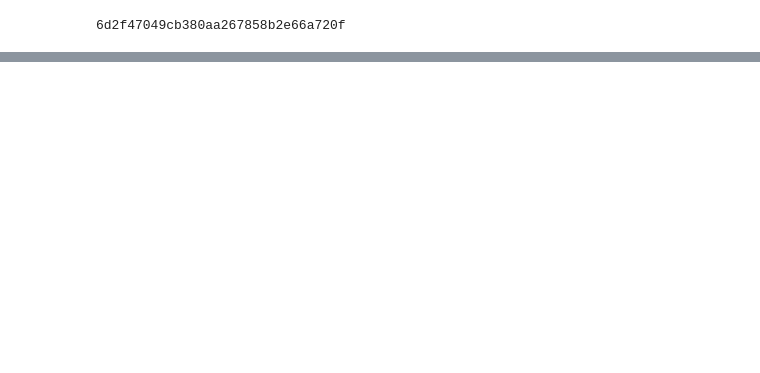
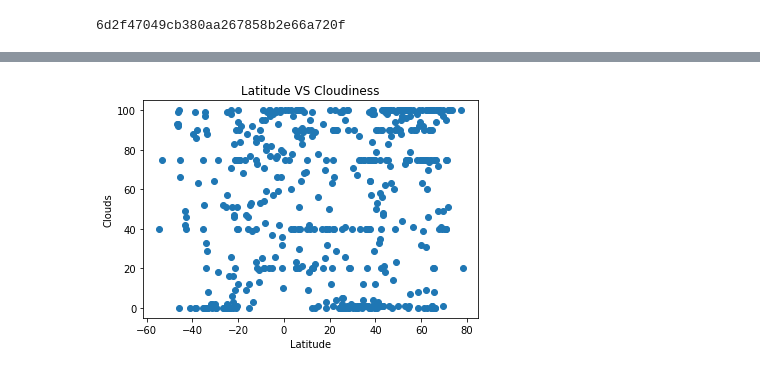
Before and after one commit to ashley-aguayo/API-challenge, a Jupyter notebook: WeatherPy.ipynb/WeatherPy.ipynb, the cells around one changed output, grey strips where cells are left out. Cells and saved outputs as stored; diff of their text form; code cells hidden in the pictures; blank space fills up the shorter version.

```diff
--- a/WeatherPy.ipynb/WeatherPy.ipynb
+++ b/WeatherPy.ipynb/WeatherPy.ipynb
@@ -175,0 +192,11 @@ cities_removed
+# %%
+#Latitude vs. Cloudiness Plot
+x_value = clean_city_data['LAT']
+y_value = clean_city_data['Clouds']
+plt.scatter(x_value,y_value)
+plt.title('Latitude VS Cloudiness')
+plt.xlabel('Latitude')
+plt.ylabel('Clouds')
+plt.show()
+# %% [output]
+[figure, added]
```
Also changed, not shown: parts of 30 cells of this notebook, 1 other file.
